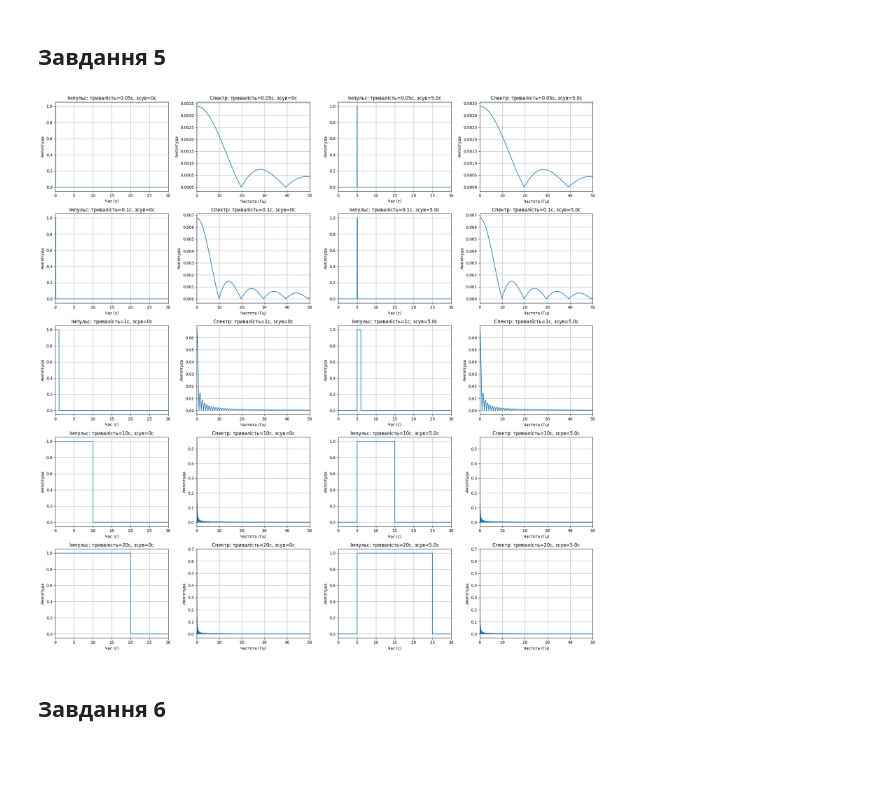
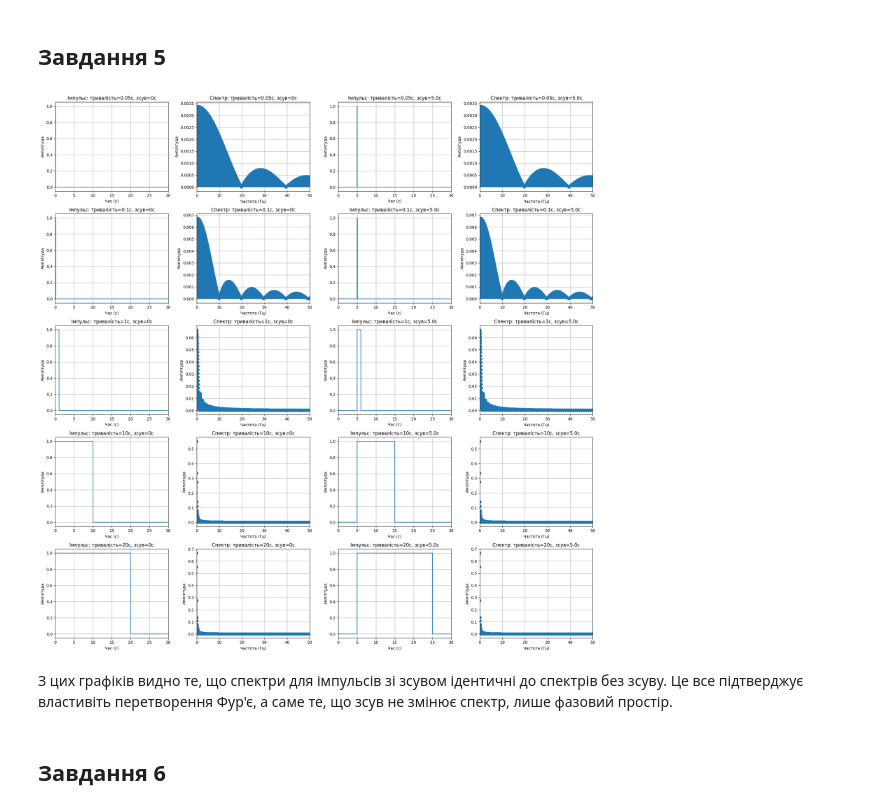
Before and after one commit to n1n1n1q/SignalProcessingLabs, a Jupyter notebook: lab03/sig_proc3.ipynb, the cells around one changed output. Drawn from its saved outputs; the diff is of its cells as text; code cells hidden in the pictures; blank space fills up the shorter version.

```diff
--- a/lab03/sig_proc3.ipynb
+++ b/lab03/sig_proc3.ipynb
@@ -186,32 +198,34 @@ imp_vals = [0.05, 0.1, 1, 10, 20]
 # %%
 fig, axes = plt.subplots(len(imp_vals), 4, figsize=(20, 4 * len(imp_vals)))
 
 for i, duration in enumerate(imp_vals):
     for j, shift in enumerate([0, 5.]):
         impulse = np.zeros_like(time)
         mask = (time >= shift) & (time < shift + duration)
         impulse[mask] = amplitude
 
         freqs, amplitudes = fft(impulse, fs)
 
         axes[i, j*2].plot(time, impulse)
         axes[i, j*2].set_title(f'Імпульс: тривалість={duration}с, зсув={shift}с')
         axes[i, j*2].set_xlabel('Час (с)')
         axes[i, j*2].set_ylabel('Амплітуда')
         axes[i, j*2].grid(True)
         axes[i, j*2].set_xlim(0, 30)
 
-        axes[i, j*2+1].plot(freqs, amplitudes)
+        axes[i, j*2+1].stem(freqs, amplitudes, basefmt=" ")
         axes[i, j*2+1].set_title(f'Спектр: тривалість={duration}с, зсув={shift}с')
         axes[i, j*2+1].set_xlabel('Частота (Гц)')
         axes[i, j*2+1].set_ylabel('Амплітуда')
         axes[i, j*2+1].grid(True)
         axes[i, j*2+1].set_xlim(0, 50)
 
 plt.tight_layout()
 plt.show()
 # %% [output]
-[figure, old version]
+[figure, new version]
+# %% [markdown]
+З цих графіків видно те, що спектри для імпульсів зі зсувом ідентичні до спектрів без зсуву. Це все підтверджує властивіть перетворення Фур'є, а саме те, що зсув не змінює спектр, лише фазовий простір.
 # %% [markdown]
 ## Завдання 6
 # %%
```
Also changed, not shown: parts of 16 cells of this notebook.
